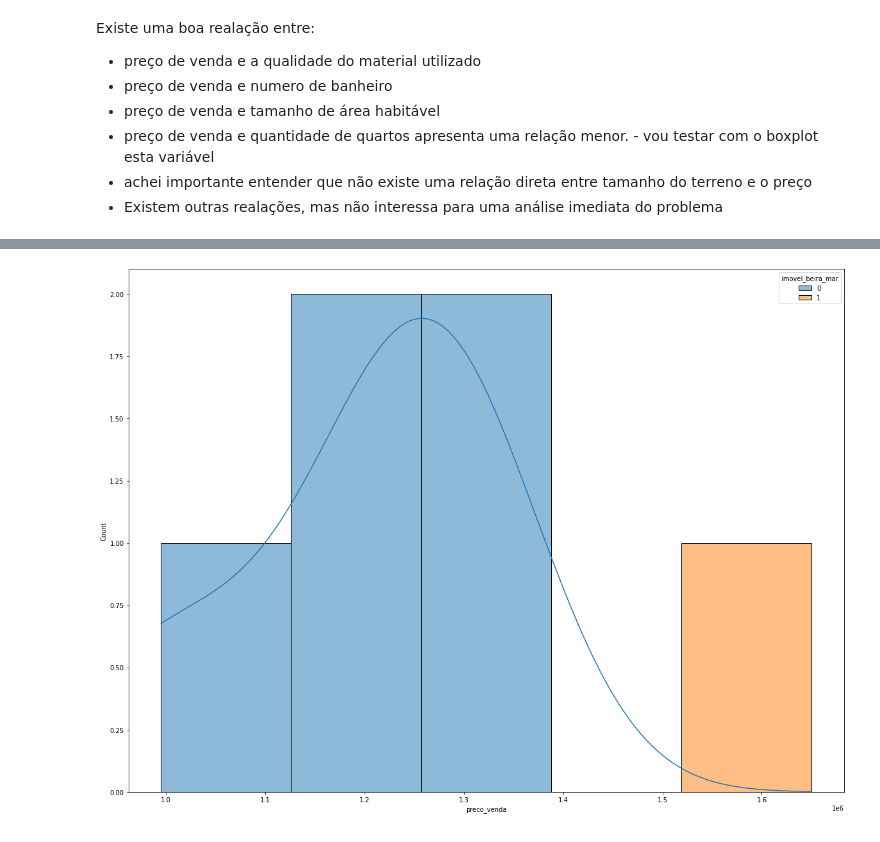
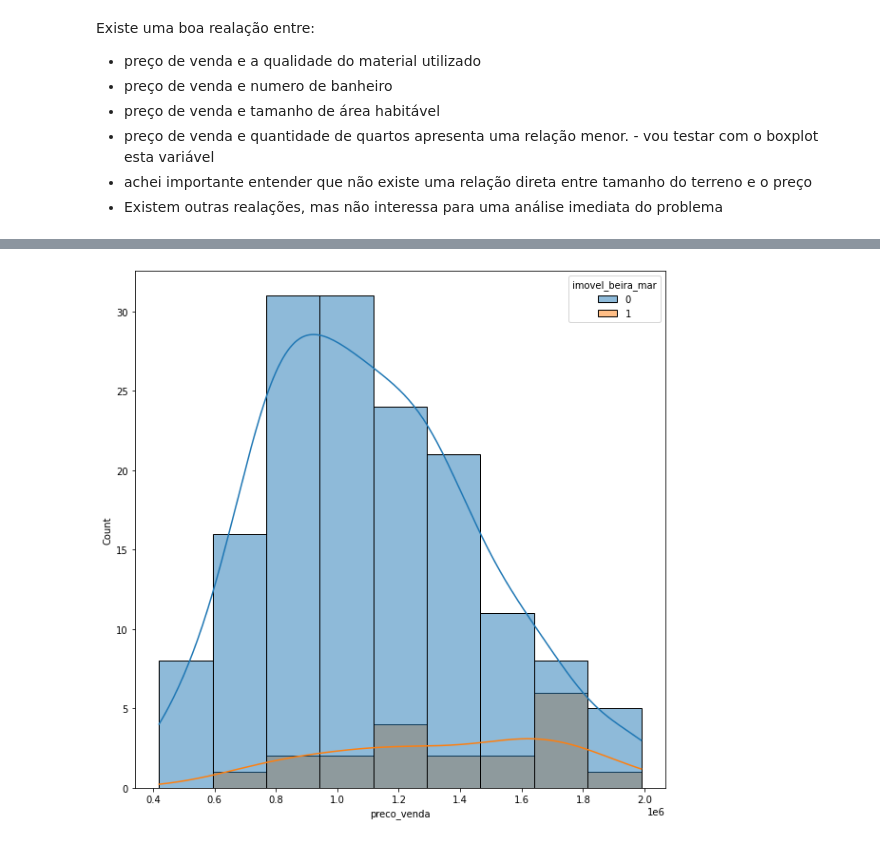
Before and after one commit to valdirdpg/curso-dnc, a Jupyter notebook: mini_projeto.ipynb, the cells around one changed output, grey strips where cells are left out. Saved outputs shown, nothing was run; the diff lists cells and outputs as text; code cells hidden in the pictures.

```diff
--- a/mini_projeto.ipynb
+++ b/mini_projeto.ipynb
@@ -299,0 +321,13 @@ histograma.show()
+# %%
+house_filter = novo_house[
+    # (novo_house.media_area_habitavel_15_prox < 3000) &
+    (novo_house.qualidade_material_const > 6) &
+    (novo_house.t_area_habitavel < 6000) &
+    (novo_house.num_banheiro > 1) &
+    (novo_house.condicao_casa_1_5 > 3) &
+    (novo_house.preco_venda < 1000000) &
+    (novo_house.grau_bela_vista > 2) &
+    ((novo_house.cidade == 'Seattle')|(novo_house.cidade == 'Kirkland') | (novo_house.cidade == 'Bellevue')| (novo_house.cidade == 'Redmond'))
+
+  ]
+house_filter
@@ -300,7 +348,7 @@ histograma.show()
 # %%
-fig = plt.figure(figsize=(20,15))
+fig = plt.figure(figsize=(10,10))
 ghistograma = sns.histplot(data=house_filter,hue='imovel_beira_mar', x='preco_venda', kde=True)
 fig.show()
 # %% [output]
-[figure, old version]
+[figure, new version]
 # %%
```
Also changed, not shown: parts of 37 cells of this notebook.
